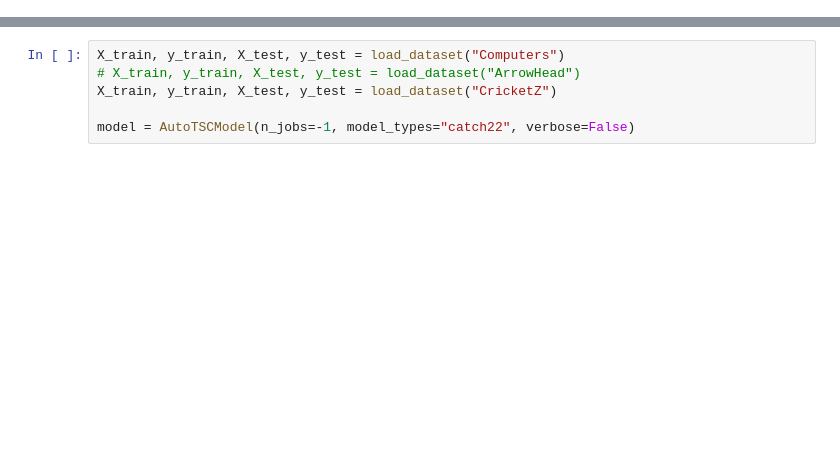
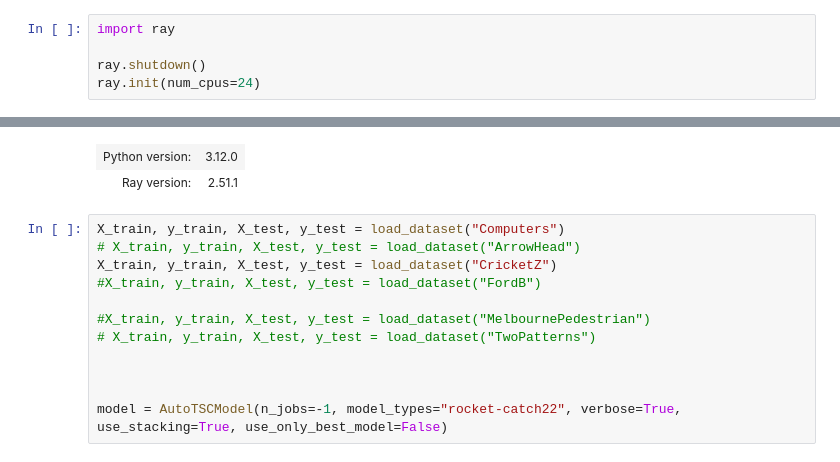
Before and after one commit to gasperpetelin/TSCGlue, a Jupyter notebook: 003-model-all.ipynb, the cells around one changed output, grey strips where cells are left out. Cells and saved outputs as stored; diff of their text form; blank space fills up the shorter version.

```diff
--- a/003-model-all.ipynb
+++ b/003-model-all.ipynb
@@ -10 +10,7 @@ from autotsc.utils import load_dataset
 To enable the following instructions: AVX2 FMA, in other operations, rebuild TensorFlow with the appropriate compiler flags.
+# %%
+import ray
+
+ray.shutdown()
+ray.init(num_cpus=24)
+# %% [output]
@@ -11,9 +18,17 @@ To enable the following instructions: AVX2 FMA, in other operations, rebuild Ten
+| Python version: | 3.12.0 |
+| Ray version: | 2.51.1 |
 # %%
 X_train, y_train, X_test, y_test = load_dataset("Computers")
 # X_train, y_train, X_test, y_test = load_dataset("ArrowHead")
 X_train, y_train, X_test, y_test = load_dataset("CricketZ")
+#X_train, y_train, X_test, y_test = load_dataset("FordB")
 
-model = AutoTSCModel(n_jobs=-1, model_types="catch22", verbose=False)
+#X_train, y_train, X_test, y_test = load_dataset("MelbournePedestrian")
+# X_train, y_train, X_test, y_test = load_dataset("TwoPatterns")
+
+
+
+model = AutoTSCModel(n_jobs=-1, model_types="rocket-catch22", verbose=True, use_stacking=True, use_only_best_model=False)
 # %%
 model.fit(X_train, y_train)
 # %% [output]
```
Also changed, not shown: parts of 17 cells of this notebook, 14 other files.
